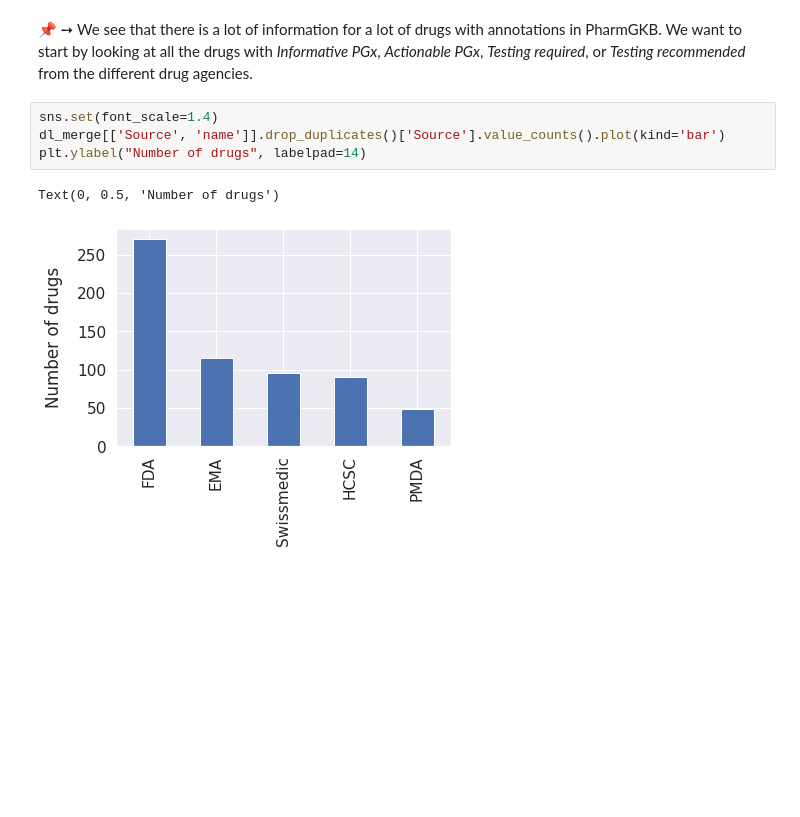
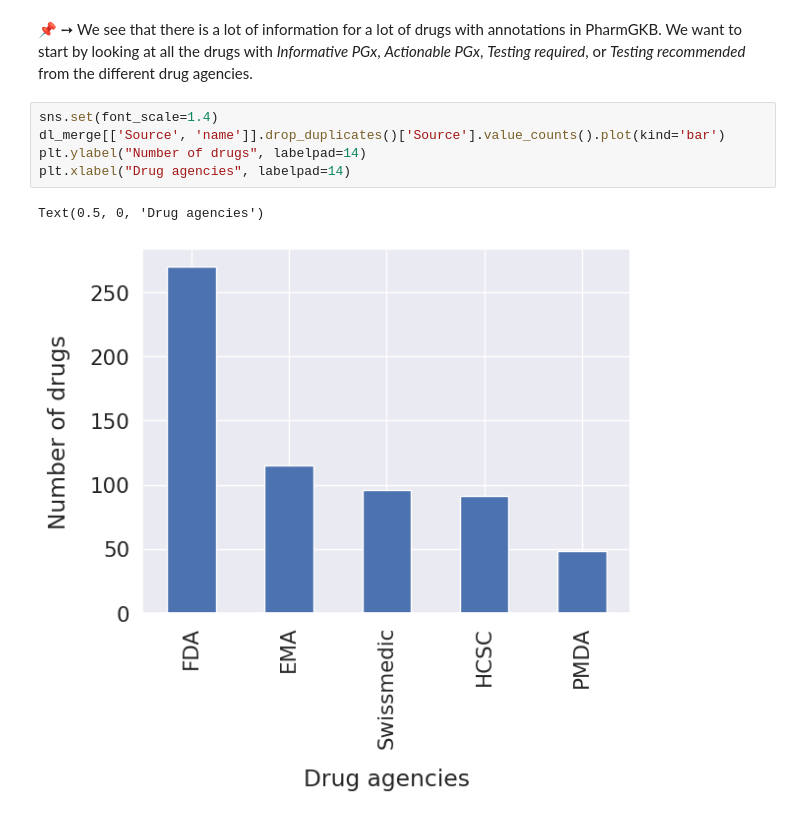
Before and after one commit to AlexanderHauser/MIND-PGx-workshop, a Jupyter notebook: pharmacogenomics.ipynb, the cells around one changed output. Saved outputs shown, nothing was run; the diff lists cells and outputs as text; blank space fills up the shorter version.

```diff
--- a/pharmacogenomics.ipynb
+++ b/pharmacogenomics.ipynb
@@ -111,10 +126,11 @@ FileNotFoundError: [Errno 2] No such file or directory: '/content/PGx-workshop/d
 # %%
 sns.set(font_scale=1.4)
 dl_merge[['Source', 'name']].drop_duplicates()['Source'].value_counts().plot(kind='bar')
 plt.ylabel("Number of drugs", labelpad=14)
+plt.xlabel("Drug agencies", labelpad=14)
 # %% [output]
-Text(0, 0.5, 'Number of drugs')
+Text(0.5, 0, 'Drug agencies')
-[figure, old version]
+[figure, new version]
 # %% [markdown]
 💡
 **FDA**: U.S. Food and Drug Administration
```
Also changed, not shown: parts of 52 cells of this notebook, 1 other file.
